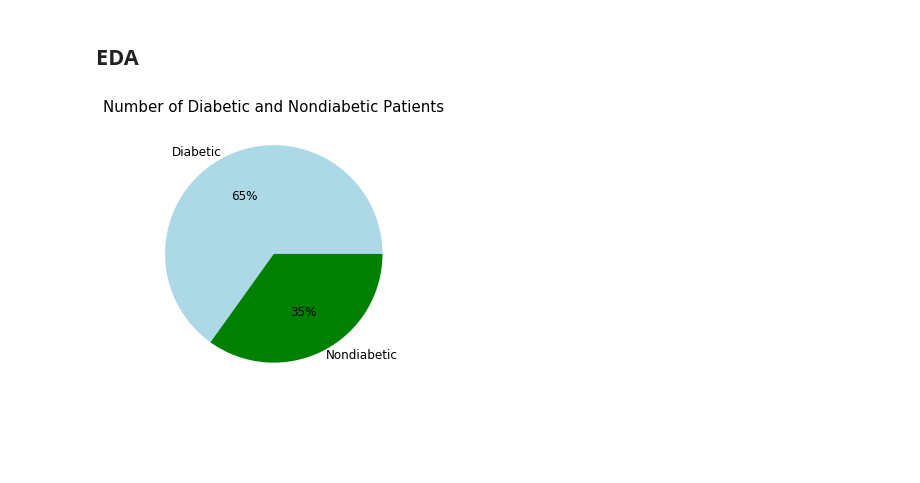
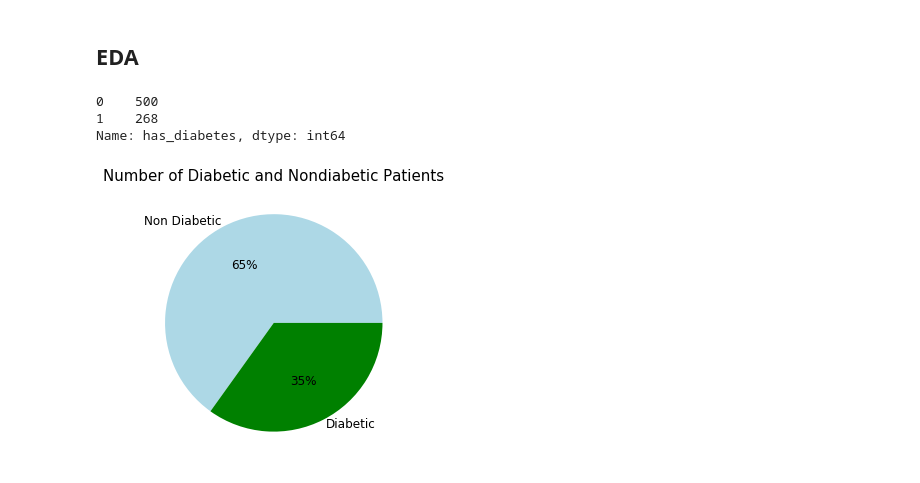
Before and after one commit to guptha23/machine_learning_assignment, a Jupyter notebook: Machine Learning Assignment.ipynb, the cells around one changed output. Saved outputs shown, nothing was run; the diff lists cells and outputs as text; code cells hidden in the pictures; blank space fills up the shorter version.

```diff
--- a/Machine Learning Assignment.ipynb
+++ b/Machine Learning Assignment.ipynb
@@ -53,7 +53,7 @@ data.head()
 # Adding column names to the above dataframe
 
 data.columns = ["num_pregnant", "plasma_conc", "blood_pressure", "skin_thickness", "serum_insulin", \
-                "bmi", "diabaties_funcion", "age", "has_diabetes"]
+                "bmi", "diabaties_function", "age", "has_diabetes"]
 
 data.head()
 # %% [output]
@@ -115,12 +112,18 @@ y = data[['has_diabetes']]
 # %% [markdown]
 ## EDA
+# %%
+data['has_diabetes'].value_counts()
+# %% [output]
+0    500
+1    268
+Name: has_diabetes, dtype: int64
 # %%
 diabetic_count = data['has_diabetes'].value_counts()[0]
 non_diabetic_count = data['has_diabetes'].value_counts()[1]
 # %%
 plt.figure(figsize=(5,5))
-plt.pie(x=[diabetic_count,non_diabetic_count], labels=[ 'Diabetic', 'Nondiabetic'], autopct='%1.0f%%',pctdistance=0.6,labeldistance=1.05,textprops={'fontsize':12},colors=['lightblue','green'])
+plt.pie(x=[diabetic_count,non_diabetic_count], labels=[ 'Non Diabetic', 'Diabetic'], autopct='%1.0f%%',pctdistance=0.6,labeldistance=1.05,textprops={'fontsize':12},colors=['lightblue','green'])
 plt.title('Number of Diabetic and Nondiabetic Patients',loc='center', fontsize=15)
 plt.show()
 # %% [output]
-[figure, old version]
+[figure, new version]
```
Also changed, not shown: parts of 35 cells of this notebook, 1 other file.
